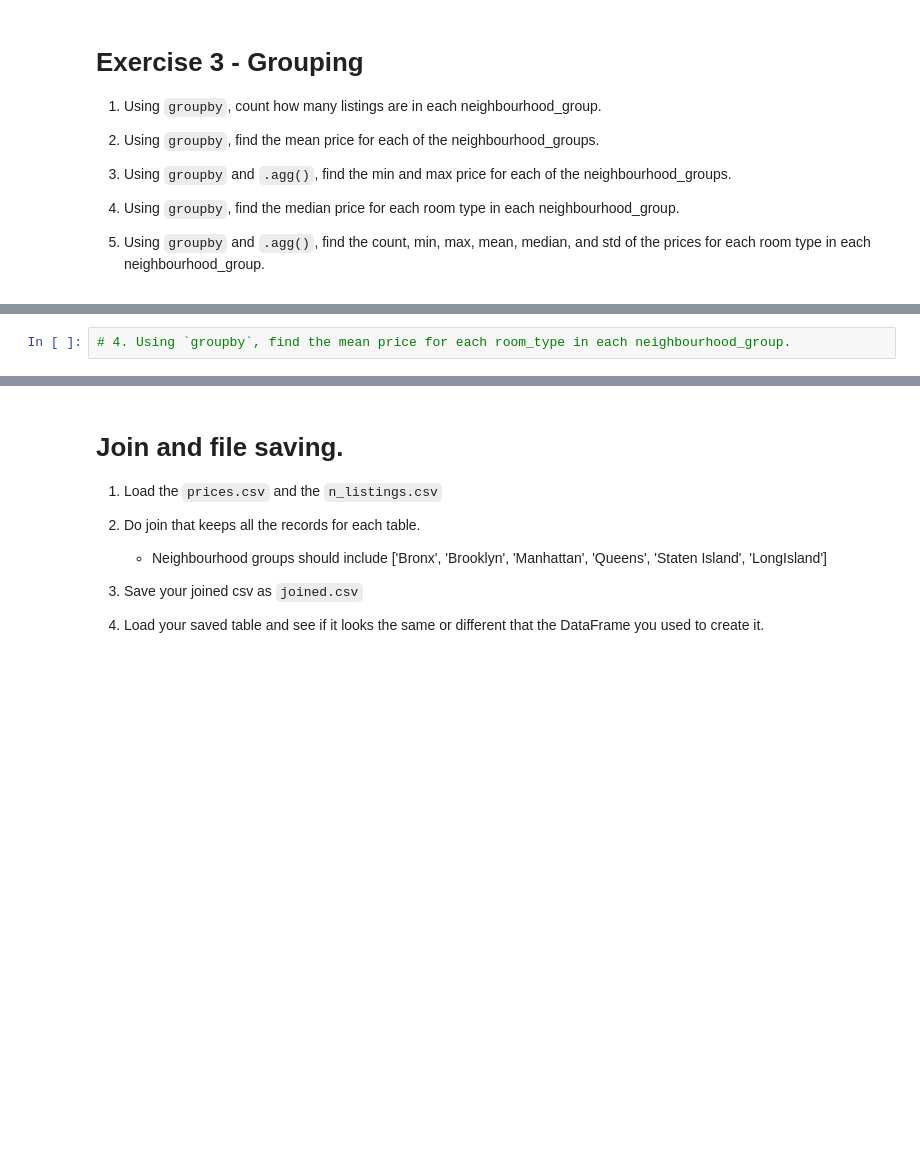
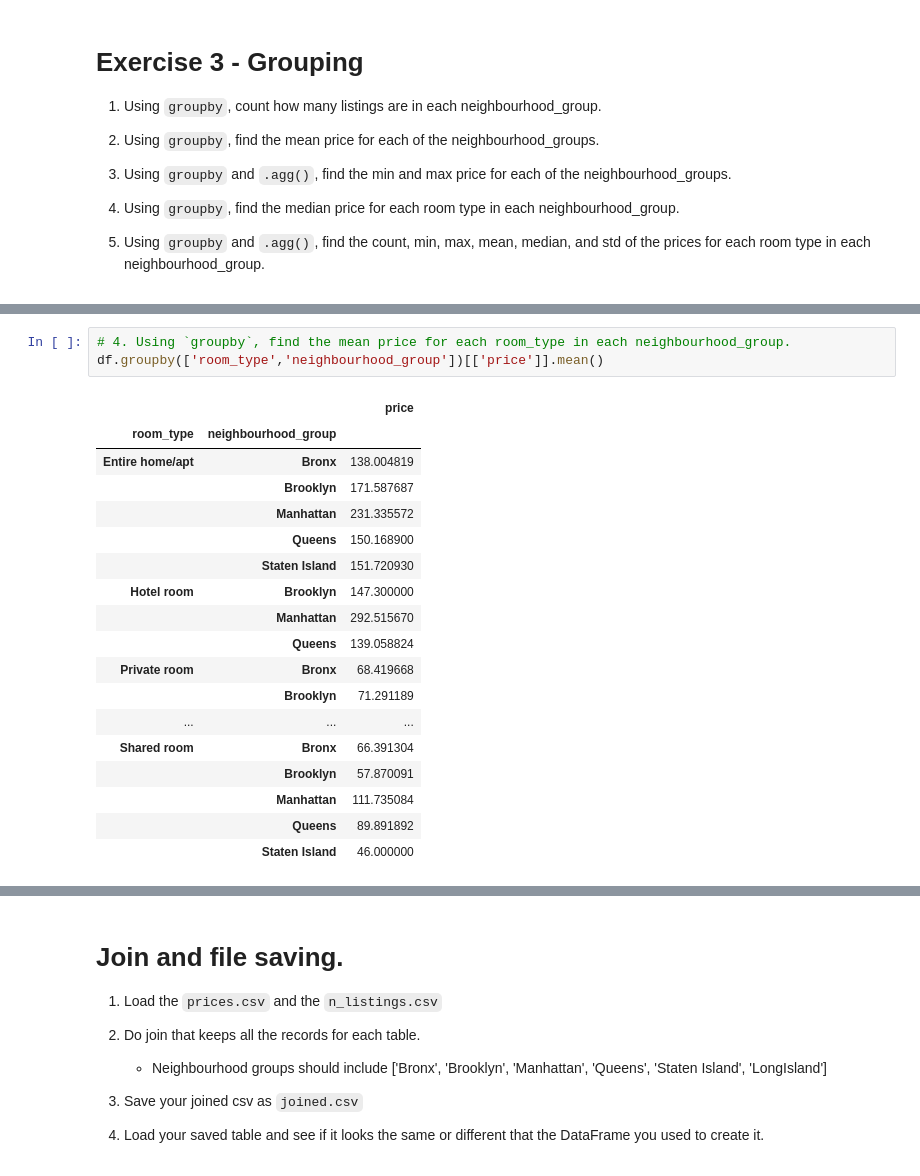
Before and after one commit to naa7/my-fork-2023-fall-data-science-fridays, a Jupyter notebook: Week-01-Pandas/Exercise-NA.ipynb, the cells around one changed output, grey strips where cells are left out. Drawn from its saved outputs; the diff is of its cells as text; blank space fills up the shorter version.

```diff
--- a/Week-01-Pandas/Exercise-NA.ipynb
+++ b/Week-01-Pandas/Exercise-NA.ipynb
@@ -79,5 +174,25 @@ Return the following subsets of the dataframe.
 # %%
 # 4. Using `groupby`, find the mean price for each room_type in each neighbourhood_group.
+df.groupby(['room_type','neighbourhood_group'])[['price']].mean()
+# %% [output]
+|  |  | price |
+| room_type | neighbourhood_group |  |
+| Entire home/apt | Bronx | 138.004819 |
+|  | Brooklyn | 171.587687 |
+|  | Manhattan | 231.335572 |
+|  | Queens | 150.168900 |
+|  | Staten Island | 151.720930 |
+| Hotel room | Brooklyn | 147.300000 |
+|  | Manhattan | 292.515670 |
+|  | Queens | 139.058824 |
+| Private room | Bronx | 68.419668 |
+|  | Brooklyn | 71.291189 |
+| ... | ... | ... |
+| Shared room | Bronx | 66.391304 |
+|  | Brooklyn | 57.870091 |
+|  | Manhattan | 111.735084 |
+|  | Queens | 89.891892 |
+|  | Staten Island | 46.000000 |
 # %%
 # 5. Using `groupby` and `.agg()`, find the count, min, max, mean, median, and std of the prices
 # for each room type in each neighbourhood_group.
```
Also changed, not shown: parts of 14 cells of this notebook.
